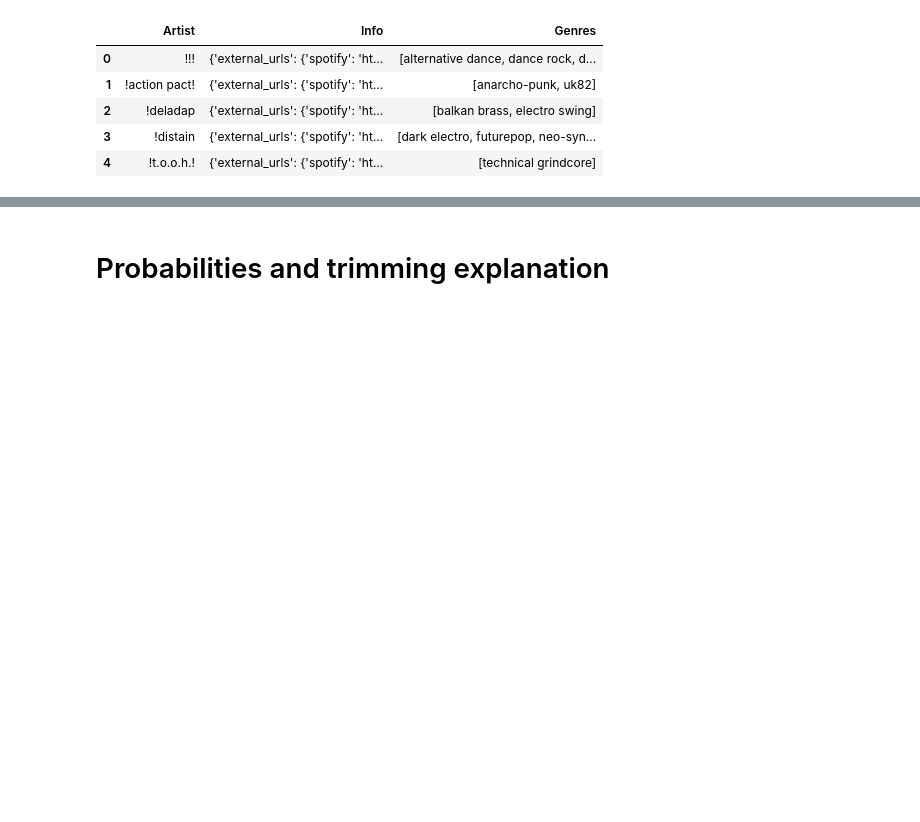
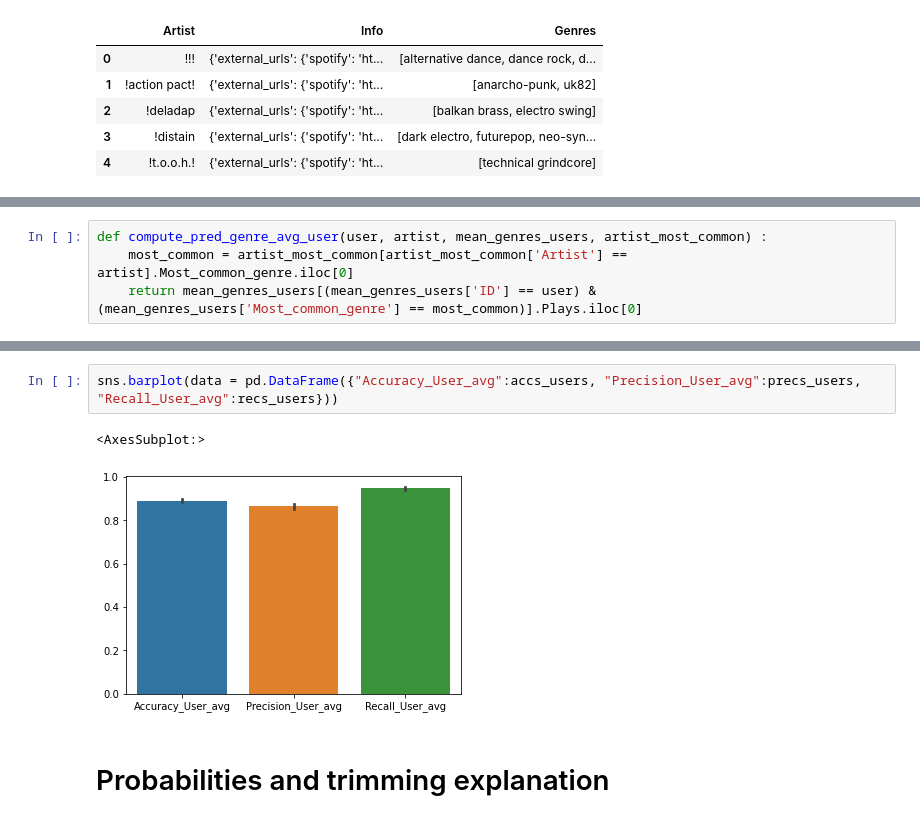
Before and after one commit to Caotick/mlbd-project, a Jupyter notebook: mlbd_project_spotify_api.ipynb, the cells around one changed output, grey strips where cells are left out. Cells and saved outputs as stored; diff of their text form; blank space fills up the shorter version.

```diff
--- a/mlbd_project_spotify_api.ipynb
+++ b/mlbd_project_spotify_api.ipynb
@@ -504,0 +513,4 @@ Name: Genres_dict, dtype: object
+# %%
+def compute_pred_genre_avg_user(user, artist, mean_genres_users, artist_most_common) :
+    most_common = artist_most_common[artist_most_common['Artist'] == artist].Most_common_genre.iloc[0]
+    return mean_genres_users[(mean_genres_users['ID'] == user) & (mean_genres_users['Most_common_genre'] == most_common)].Plays.iloc[0]
@@ -505,3 +616,8 @@ Name: Genres_dict, dtype: object
+# %%
+sns.barplot(data = pd.DataFrame({"Accuracy_User_avg":accs_users, "Precision_User_avg":precs_users, "Recall_User_avg":recs_users}))
+# %% [output]
+<AxesSubplot:>
+[figure, added]
 # %% [markdown]
 # Probabilities and trimming explanation
 # %% [markdown]
```
Also changed, not shown: parts of 23 cells of this notebook.
